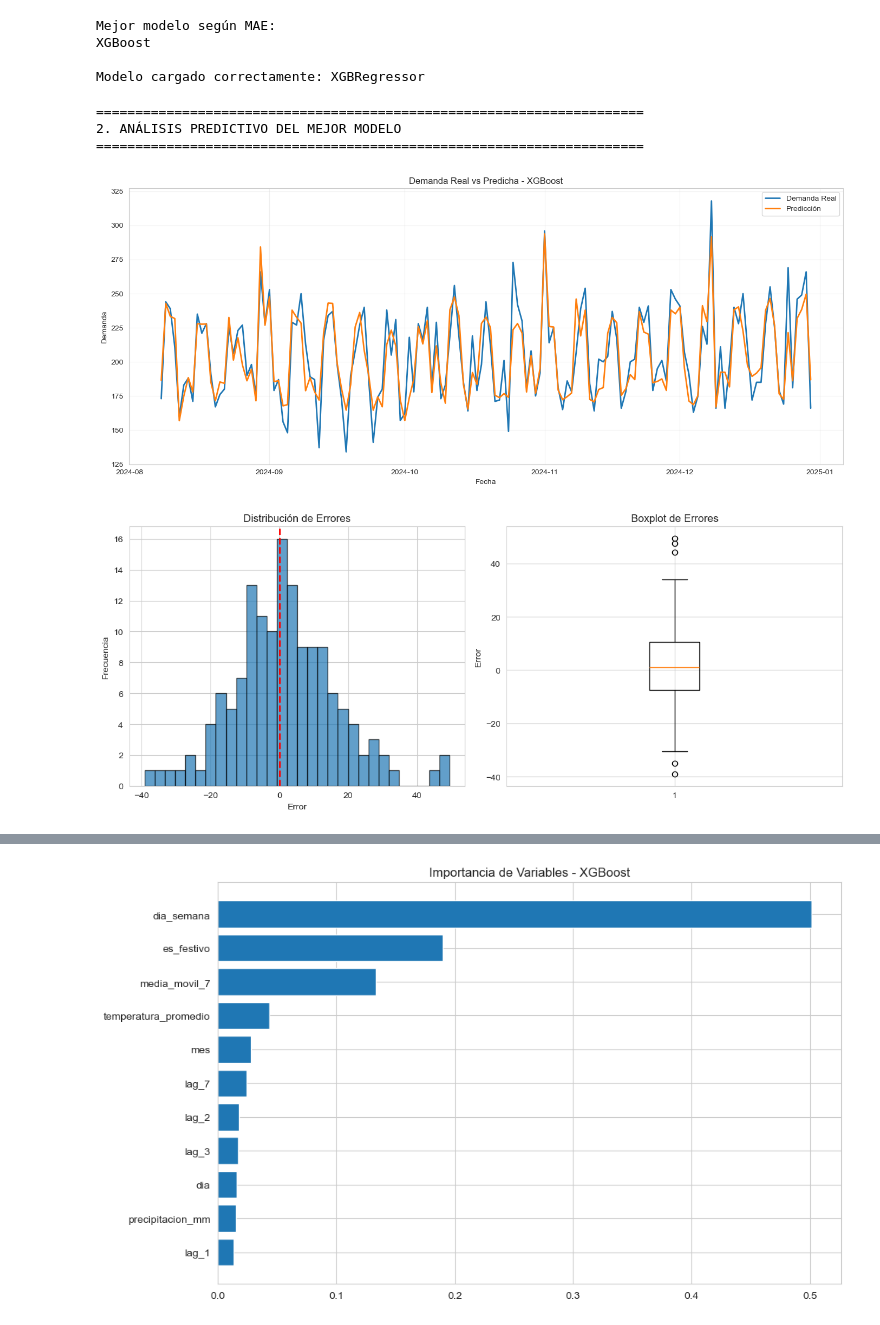
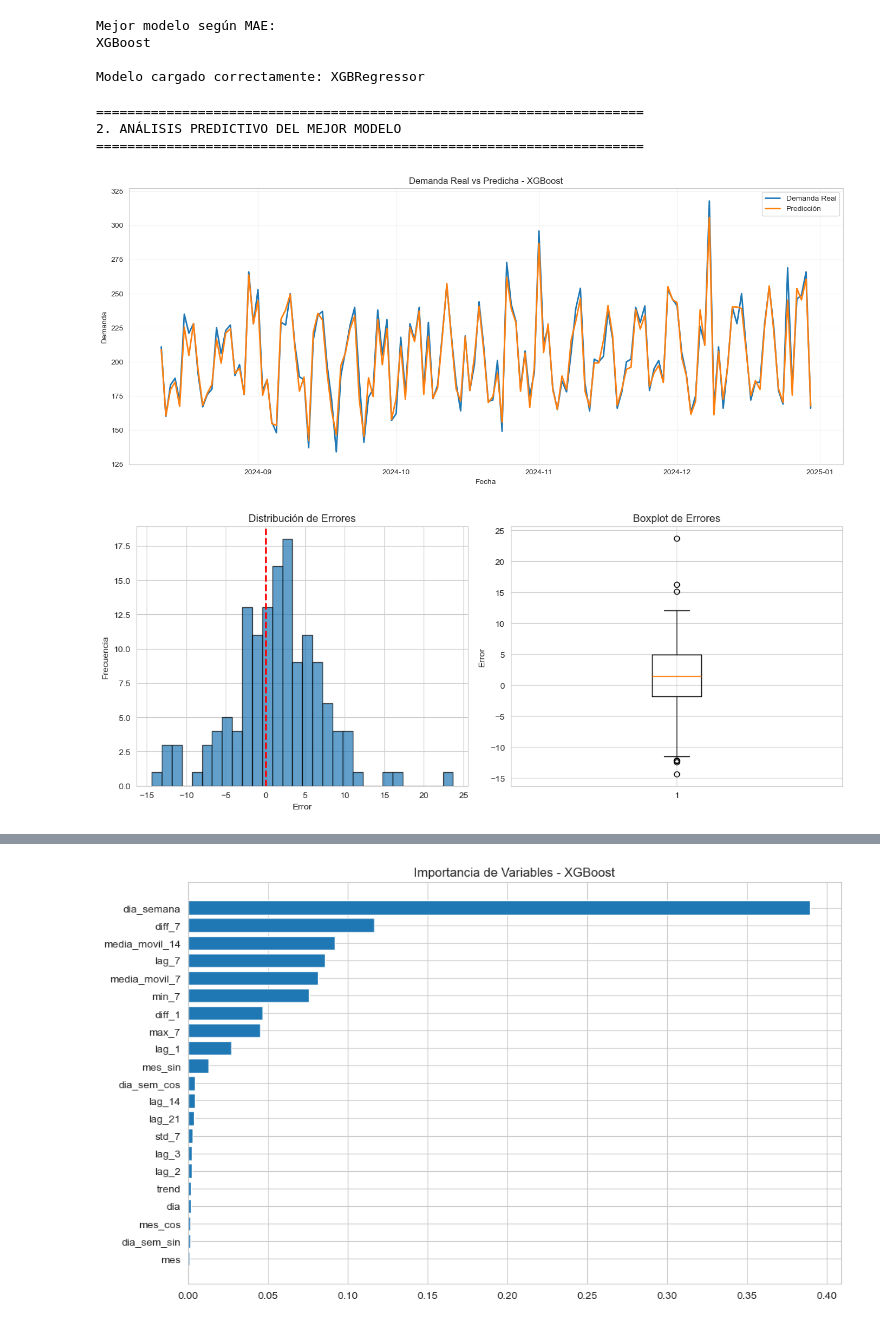
Before and after one commit to angelo25-cb/proyecto_SemI, a Jupyter notebook: notebooks/03_results_analysis.ipynb, the cells around one changed output, grey strips where cells are left out. Drawn from its saved outputs; the diff is of its cells as text; code cells hidden in the pictures.

Commit message:
Mejorando el rendimiento

```diff
--- a/notebooks/03_results_analysis.ipynb
+++ b/notebooks/03_results_analysis.ipynb
@@ -52,7 +57,15 @@ print("=" * 70)
 print("\n" + "=" * 70)
 print("1. CARGA DE RESULTADOS Y MODELOS")
 print("=" * 70)
+
+# Asegurar raíz del proyecto
+if os.path.basename(os.getcwd()) == "notebooks":
+    project_root = os.path.dirname(os.getcwd())
+else:
+    project_root = os.getcwd()
+# --------------------------------------------
 # Tabla comparativa de modelos
+# --------------------------------------------
 results_path = os.path.join(
     project_root,
     'reports',
@@ -60,18 +73,21 @@ results_path = os.path.join(
     'model_comparison_full.csv'
 )
 df_results = pd.read_csv(results_path)
+
 print("\nTabla de resultados cargada:")
 display(df_results)
-# ============================================
+# --------------------------------------------
 # Cargar modelos entrenados
-# ============================================
+# --------------------------------------------
 modelos_data = {}
+
 model_files = {
     'Random Forest': 'random_forest.pkl',
     'Gradient Boosting': 'gradient_boosting.pkl',
     'XGBoost': 'xgboost.pkl'
 }
 for model_name, filename in model_files.items():
+
     model_path = os.path.join(
         project_root,
         'data',
@@ -104,6 +120,8 @@ Modelos disponibles: 3
 # ============================================
 # 1.1 SELECCIONAR MEJOR MODELO
 # ============================================
+# Ordenar por MAE (menor es mejor)
+df_results = df_results.sort_values("MAE").reset_index(drop=True)
 best_model_name = df_results.iloc[0]['Modelo']
 print("\nMejor modelo según MAE:")
 print(best_model_name)
@@ -119,39 +137,28 @@ Modelo cargado correctamente: XGBRegressor
 # ============================================
 # 2. ANÁLISIS PREDICTIVO DEL MEJOR MODELO
 # ============================================
+
 print("\n" + "=" * 70)
 print("2. ANÁLISIS PREDICTIVO DEL MEJOR MODELO")
 print("=" * 70)
+
 # Modelo ganador
 modelo = modelos_data[best_model_name]
-# Reconstruir dataset
-df = pd.read_excel('../data/raw/dataset_sintetico_demanda_lima.xlsx')
-df['fecha'] = pd.to_datetime(df['fecha'])
-df['dia_semana'] = df['fecha'].dt.dayofweek
-df['mes'] = df['fecha'].dt.month
-df['dia'] = df['fecha'].dt.day
-for lag in [1,2,3,7]:
-    df[f'lag_{lag}'] = df['demanda_real'].shift(lag)
-df['media_movil_7'] = df['demanda_real'].rolling(7).mean()
-df = df.dropna().reset_index(drop=True)
-feature_cols = [
-    'dia_semana',
-    'mes',
-    'dia',
-    'es_festivo',
-    'temperatura_promedio',
-    'precipitacion_mm',
-    'lag_1',
-    'lag_2',
-    'lag_3',
-    'lag_7',
-    'media_movil_7'
-]
-X = df[feature_cols]
-y = df['demanda_real']
+#Carga dataset
+df, X, y = preparar_dataset(
+    "../data/raw/dataset_sintetico_demanda_lima.xlsx"
+)
+#split temporal
 split = int(len(df) * 0.8)
+
+# TRAIN
+X_train = X.iloc[:split]
+y_train = y.iloc[:split]
+
+# TEST
 X_test = X.iloc[split:]
 y_test = y.iloc[split:]
+
 df_test = df.iloc[split:]
 # Predicciones
 y_pred = modelo.predict(X_test)
@@ -222,22 +229,10 @@ print(f"Percentil 95: {np.percentile(np.abs(errores),95):.2f}")
 # ============================================
 # 2.3 IMPORTANCIA DE VARIABLES
 # ============================================
-feature_names = [
-    'dia_semana',
-    'mes',
-    'dia',
-    'es_festivo',
-    'temperatura_promedio',
-    'precipitacion_mm',
-    'lag_1',
-    'lag_2',
-    'lag_3',
-    'lag_7',
-    'media_movil_7'
-]
+feature_names = FEATURES
 if hasattr(modelo,'feature_importances_'):
     df_importancia = pd.DataFrame({
-        'Variable': feature_names,
+        'Variable': FEATURES,
         'Importancia': modelo.feature_importances_
     })
     df_importancia = df_importancia.sort_values(
@@ -269,6 +264,6 @@ else:
 ======================================================================
 2. ANÁLISIS PREDICTIVO DEL MEJOR MODELO
 ======================================================================
-[figure, old version]
+[figure, new version]
-[figure, old version]
+[figure, new version]
 ESTADÍSTICAS DE ERROR
@@ -279,2 +274,2 @@ Percentil 95: 30.49
-[figure, old version]
+[figure, new version]
 |  | Variable | Importancia |
```
Also changed, not shown: parts of 6 cells of this notebook, 14 other files.
